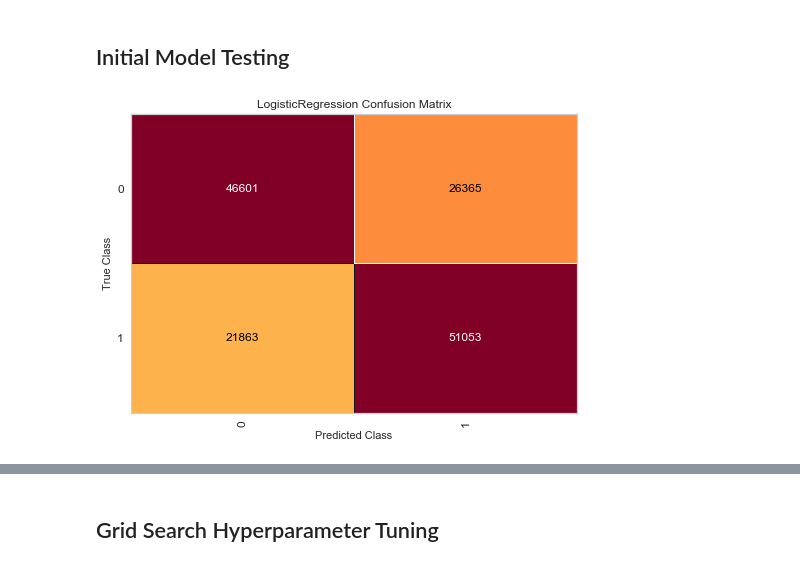
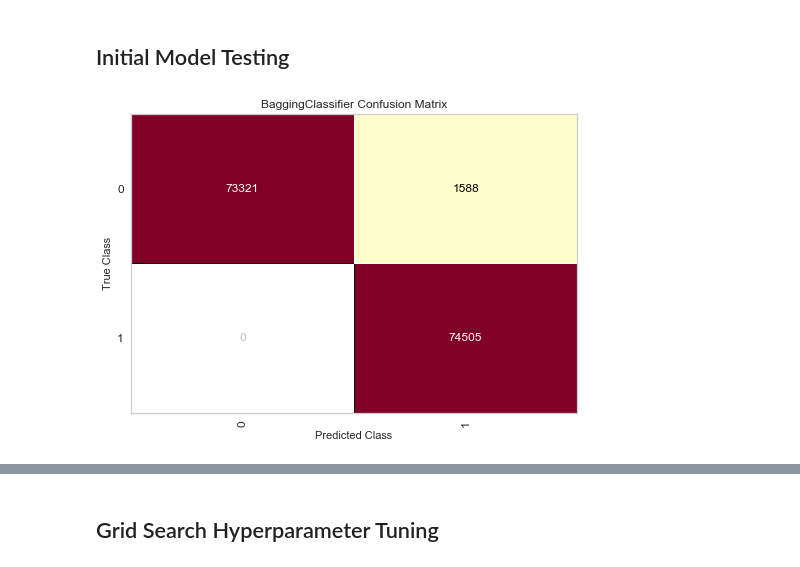
Before and after one commit to georgetown-analytics/Spotify, a Jupyter notebook: 5_Machine_Learning/Models.ipynb, the cells around one changed output, grey strips where cells are left out. Drawn from its saved outputs; the diff is of its cells as text; code cells hidden in the pictures.

Commit message:
Models

```diff
--- a/5_Machine_Learning/Models.ipynb
+++ b/5_Machine_Learning/Models.ipynb
@@ -71,7 +73,7 @@ df_minority = df_train[df_train.target==1]
 # Upsample minority class
 df_minority_upsampled = resample(df_minority,
                                  replace=True,     # sample with replacement
-                                 n_samples=364705,    # to match majority class
+                                 n_samples=373533,    # to match majority class
                                  random_state=123,) # reproducible results
 
 # Combine majority class with upsampled minority class
@@ -142,55 +144,56 @@ scaler = [StandardScaler(), RobustScaler(), MaxAbsScaler(),MinMaxScaler()]
 
 models = [
     #Standard Scaler,QuantileTransformer random_state=0
-    Pipeline([
-            ('std',MaxAbsScaler()),
-            ('reg',LogisticRegression())
-    ]),
 
-    Pipeline([
-            ('std',MaxAbsScaler()),
-            ('mlp',MLPClassifier())
-    ]),
+    #Pipeline([
+    #        ('std',MinMaxScaler()),
+    #        ('reg',LogisticRegression(C=0.01,penalty='l1',solver='liblinear'))
+    #]),
+
+    #Pipeline([
+    #        ('std',StandardScaler()),
+    #        ('mlp',MLPClassifier())
+    #]),
 
     #Does identify positive more than comparison
-    Pipeline([
-            ('std',MaxAbsScaler()),
-            ('rfc',RandomForestClassifier())
-    ]),
+    #Pipeline([
+    #        ('std',MinMaxScaler()),
+    #        ('rfc',RandomForestClassifier())
+    #]),
 
     #Too many false positives and negatives
-    Pipeline([
-            ('std',MaxAbsScaler()),
-            ('reg',AdaBoostClassifier())
-    ]),
+    #Pipeline([
+    #        ('std',MinMaxScaler()),
+    #        ('reg',AdaBoostClassifier())
+    #]),
     #Robust Scaler leads to false positives above 3000
 
 
     #Above 3000 for both false positives
-    Pipeline([
-        ('std',MaxAbsScaler()),
-        ('reg',KNeighborsClassifier())
-    ]),
+    #Pipeline([
+    #    ('std',StandardScaler()),
+    #    ('reg',KNeighborsClassifier())
+    #]),
 
-    Pipeline([
-            ('std',MaxAbsScaler()),
-            ('reg',DecisionTreeClassifier())
-    ]),
+    #Pipeline([
+    #        ('std',StandardScaler()),
+    #        ('reg',DecisionTreeClassifier())
+    #]),
 
-    Pipeline([
-            ('std',MaxAbsScaler()),
-            ('rc',RidgeClassifier())
-    ]),
+    #Pipeline([
+    #        ('std',StandardScaler()),
+    #        ('rc',RidgeClassifier())
+    #]),
 
     #Kills Kernal
 
-    #Pipeline([
-    #        ('std',StandardScaler()),
-     #       ('bc',BaggingClassifier())
-    #]),
+    Pipeline([
+            ('std',StandardScaler()),
+            ('bc',BaggingClassifier())
+    ]),
 
      Pipeline([
-            ('std',MaxAbsScaler()),
+            ('std',StandardScaler()),
             ('gbc',GradientBoostingClassifier())
     ]),
 
@@ -202,14 +205,14 @@ models = [
     #        ('reg',GaussianProcessClassifier())
     #]),
 
-    Pipeline([
-            ('std',MaxAbsScaler()),
-            ('reg',GaussianNB())
-    ]),
-    Pipeline([
-            ('std',MaxAbsScaler()),
-            ('reg',QuadraticDiscriminantAnalysis())
-    ]),
+    #Pipeline([
+    #        ('std',StandardScaler()),
+    #        ('reg',GaussianNB())
+    #]),
+    #Pipeline([
+    #        ('std',StandardScaler()),
+    #        ('reg',QuadraticDiscriminantAnalysis())
+    #]),
 
 
 ]
@@ -229,9 +232,9 @@ for model in models:
     y_pred = model.predict(X_train)
     model_str = str(model[1])
     print(model_str[0:model_str.find('(',0)].strip())
-    print('Train CV Score = {x} '.format(x=cvs(model,X_train,y_train)[3]))
+    #print('Train CV Score = {x} '.format(x=cvs(model,X_train,y_train)[3]))
     print("Test CV Score = {x}".format(x=cvs(model,X_test,y_test)[3]))
-    a.append({'Model':model[1],'Transformer':model[0], 'Train Model Score':cvs(model,X_train,y_train)[3],
+    a.append({'Model':model[1],'Transformer':model[0],
               'Test Model Score':cvs(model,X_test,y_test)[3],
               'F1 Score':f1_score(y_train,y_pred),'Precision Score':precision_score(y_train,y_pred),
               'Recall Score':recall_score(y_train,y_pred)})
@@ -267,31 +270,31 @@ for model in models:
 
 
 #Above 3000 for both false positives
 #Pipeline([
 #    ('std',StandardScaler()),
 #    ('reg',KNeighborsClassifier())
 #]),
 
 #Pipeline([
 #        ('std',StandardScaler()),
 #        ('reg',DecisionTreeClassifier())
 #]),
 
 #Above 3000 on false positives
 
 #Kills Kernal
 #Pipeline([
 #        ('std',StandardScaler()),
 #        ('reg',GaussianProcessClassifier())
 #]),
 
 #Pipeline([
 #        ('std',StandardScaler()),
 #        ('reg',GaussianNB())
 #]),
 #Pipeline([
 #        ('std',StandardScaler()),
 #        ('reg',QuadraticDiscriminantAnalysis())
 #]),
 # %% [output]
-[figure, old version]
+[figure, new version]
```
Also changed, not shown: parts of 9 cells of this notebook.
